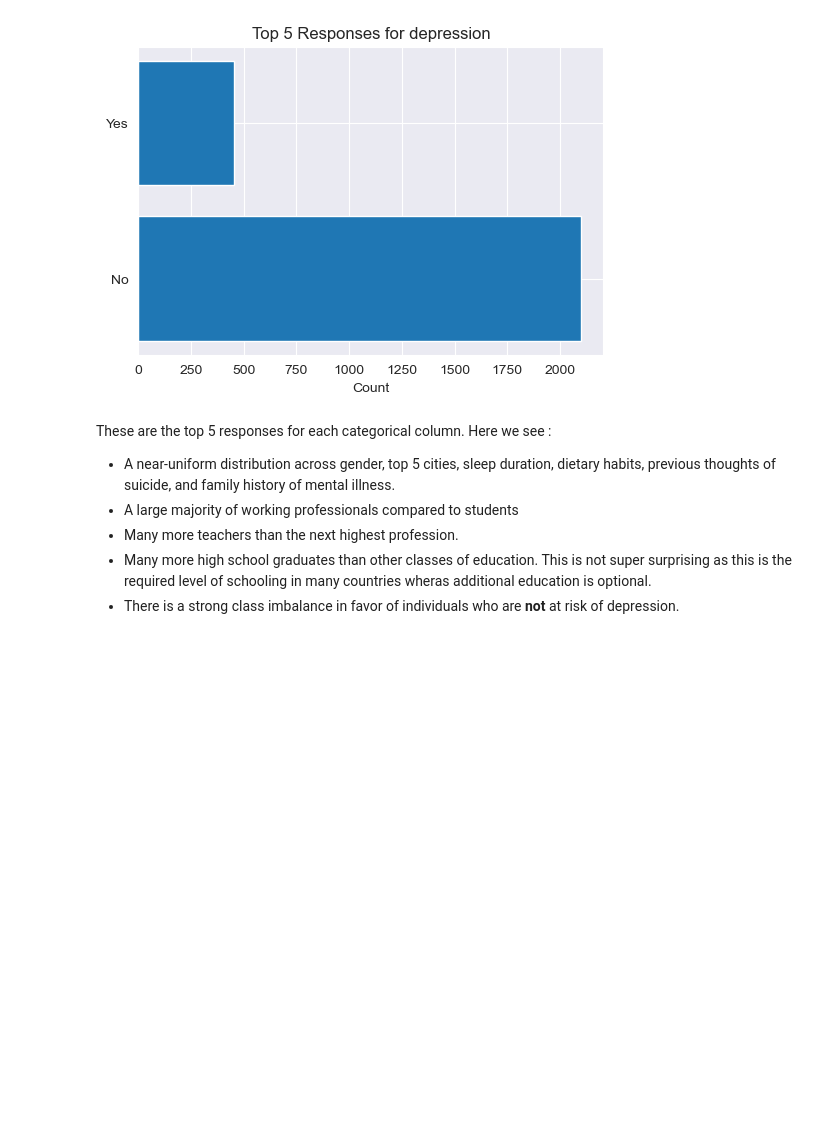
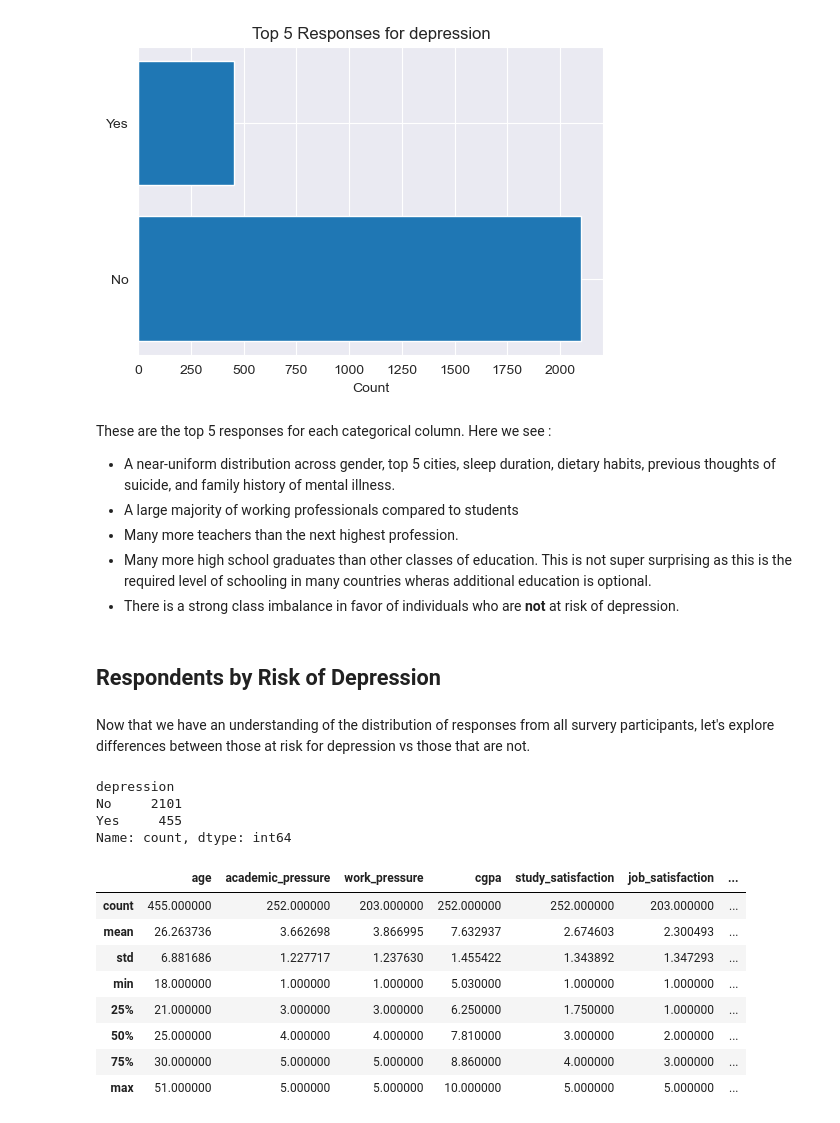
Before and after one commit to elijahlopez94/depression_survey_analysis, a Jupyter notebook: eda.ipynb, the cells around one changed output. Drawn from its saved outputs; the diff is of its cells as text; code cells hidden in the pictures; blank space fills up the shorter version.

Commit message:
Created separate dataframes for risk groups to compare depression-related factors

```diff
--- a/eda.ipynb
+++ b/eda.ipynb
@@ -117,9 +117,4 @@ Index(['Name', 'Gender', 'Age', 'City', 'Working Professional or Student',
 # %%
 # Drop ? from naming convention and replace spaces with underscores.
 # Also make all columns lower case
-new_col_names = []
-for column in df.columns:
-    new_col_names.append(column.replace(' ?', '').replace(' ', '_').lower())
-
-df.columns = new_col_names
-df
+df.columns = [column.replace(' ?', '').replace(' ', '_').lower() for column in df.columns]
@@ -203,3 +194,27 @@ These are the top 5 responses for each categorical column. Here we see :
 * Many more teachers than the next highest profession.
 * Many more high school graduates than other classes of education. This is not super surprising as this is the required level of schooling in many countries wheras additional education is optional.
 * There is a strong class imbalance in favor of individuals who are **not** at risk of depression.
+# %% [markdown]
+## Respondents by Risk of Depression
+# %% [markdown]
+Now that we have an understanding of the distribution of responses from all survery participants, let's explore differences between those at risk for depression vs those that are not.
+# %%
+df['depression'].value_counts()
+# %% [output]
+depression
+No     2101
+Yes     455
+Name: count, dtype: int64
+# %%
+at_risk_df = df.loc[df['depression'] == 'Yes']
+at_risk_df.describe()
+# %% [output]
+|  | age | academic_pressure | work_pressure | cgpa | study_satisfaction | job_satisfaction | ... |
+| count | 455.000000 | 252.000000 | 203.000000 | 252.000000 | 252.000000 | 203.000000 | ... |
+| mean | 26.263736 | 3.662698 | 3.866995 | 7.632937 | 2.674603 | 2.300493 | ... |
+| std | 6.881686 | 1.227717 | 1.237630 | 1.455422 | 1.343892 | 1.347293 | ... |
+| min | 18.000000 | 1.000000 | 1.000000 | 5.030000 | 1.000000 | 1.000000 | ... |
+| 25% | 21.000000 | 3.000000 | 3.000000 | 6.250000 | 1.750000 | 1.000000 | ... |
+| 50% | 25.000000 | 4.000000 | 4.000000 | 7.810000 | 3.000000 | 2.000000 | ... |
+| 75% | 30.000000 | 5.000000 | 5.000000 | 8.860000 | 4.000000 | 3.000000 | ... |
+| max | 51.000000 | 5.000000 | 5.000000 | 10.000000 | 5.000000 | 5.000000 | ... |
```
Also changed, not shown: parts of 4 cells of this notebook.
